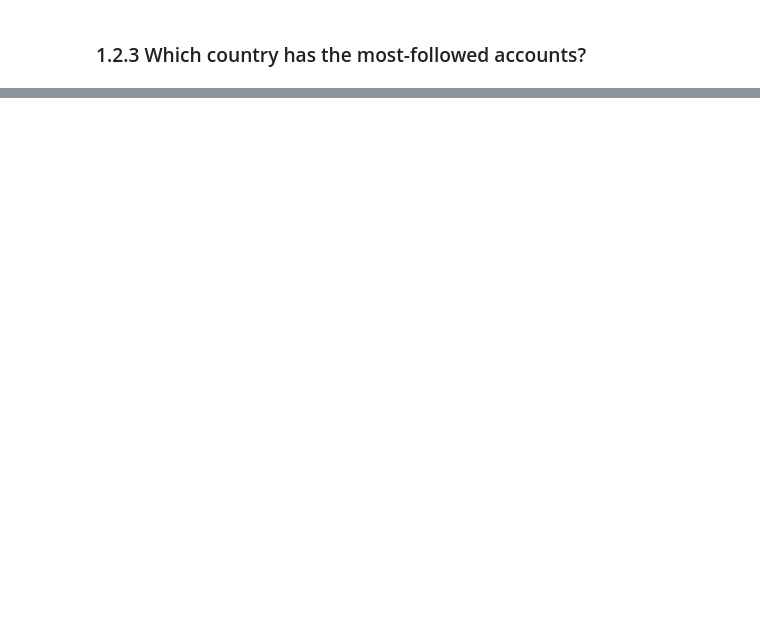
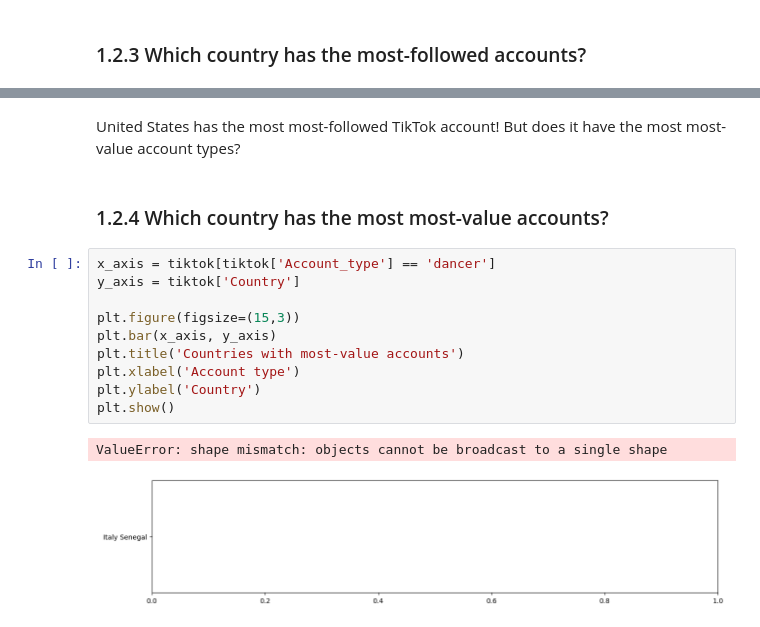
Before and after one commit to parisvu07/Springboard, a Jupyter notebook: Data Story Telling Case Study/Most_followed_tiktok_accounts.ipynb, the cells around one changed output, grey strips where cells are left out. Saved outputs shown, nothing was run; the diff lists cells and outputs as text; blank space fills up the shorter version.

```diff
--- a/Data Story Telling Case Study/Most_followed_tiktok_accounts.ipynb
+++ b/Data Story Telling Case Study/Most_followed_tiktok_accounts.ipynb
@@ -115,0 +187,17 @@ popular_country.sort_values(by=['%'], ascending=False)
+# %% [markdown]
+United States has the most most-followed TikTok account! But does it have the most most-value account types?
+# %% [markdown]
+### 1.2.4 Which country has the most most-value accounts?
+# %%
+x_axis = tiktok[tiktok['Account_type'] == 'dancer']
+y_axis = tiktok['Country']
+
+plt.figure(figsize=(15,3))
+plt.bar(x_axis, y_axis)
+plt.title('Countries with most-value accounts')
+plt.xlabel('Account type')
+plt.ylabel('Country')
+plt.show()
+# %% [output]
+ValueError: shape mismatch: objects cannot be broadcast to a single shape
+[figure, added]
```
Also changed, not shown: parts of 17 cells of this notebook.
